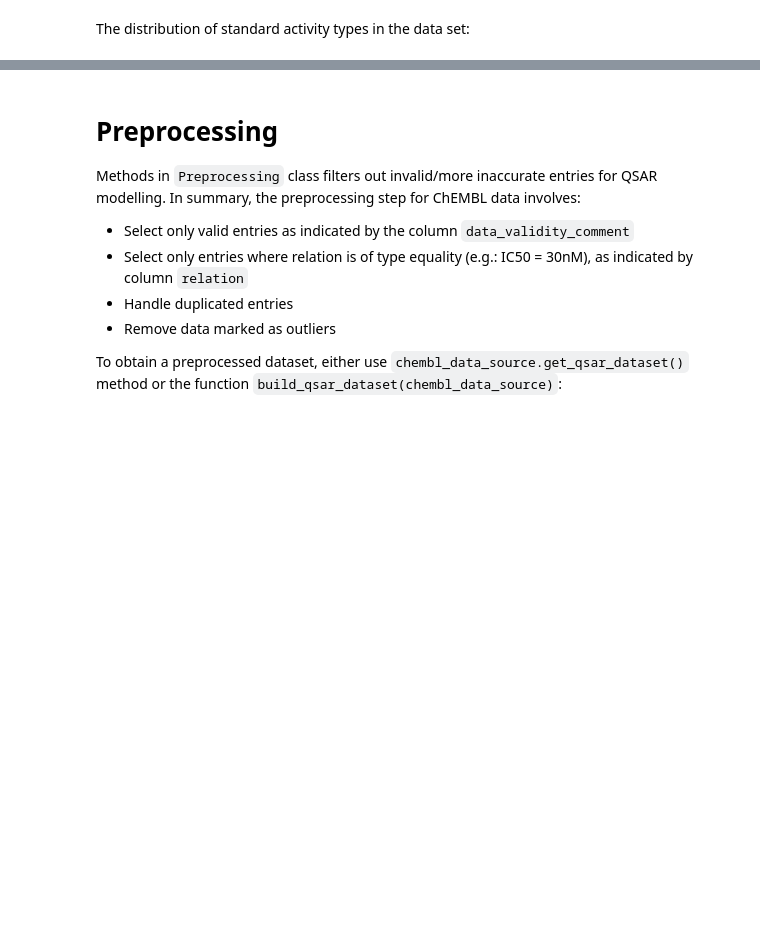
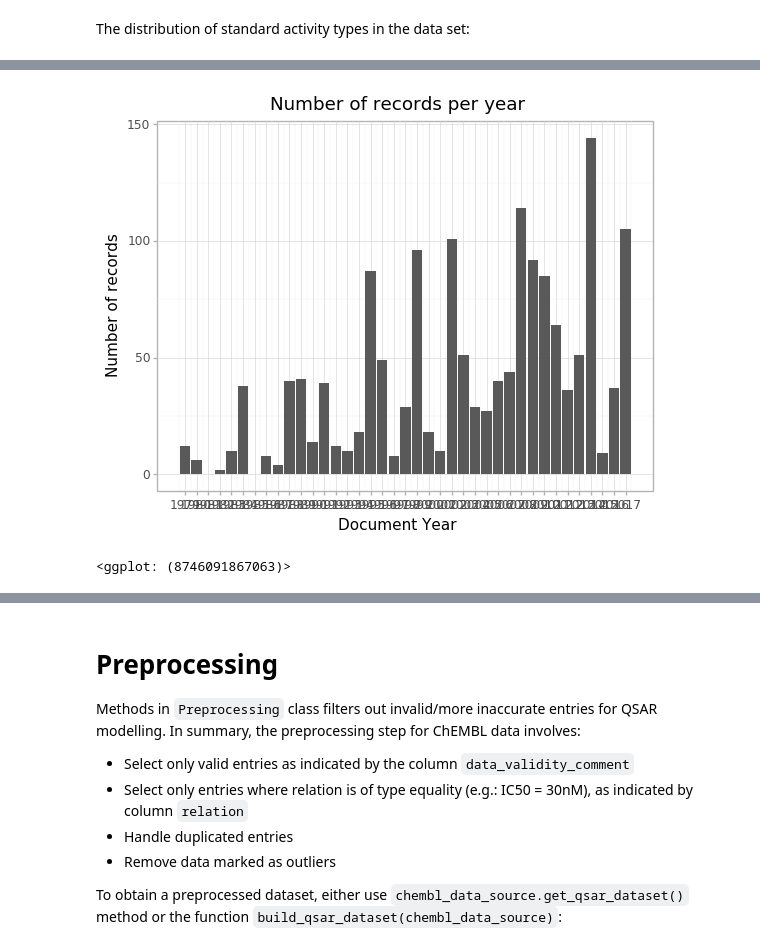
Before and after one commit to KISysBio/modSAR, a Jupyter notebook: processing/notebooks/Notebook 01 - Data Preprocessing.ipynb, the cells around one changed output, grey strips where cells are left out. Drawn from its saved outputs; the diff is of its cells as text; code cells hidden in the pictures; blank space fills up the shorter version.

```diff
--- a/processing/notebooks/Notebook 01 - Data Preprocessing.ipynb
+++ b/processing/notebooks/Notebook 01 - Data Preprocessing.ipynb
@@ -55,3 +79,15 @@ Log 1/Ki app      38
 IC50/[E]           8
 Ratio IC50         2
 Name: standard_type, dtype: int64
+# %%
+plot_df = chembl_data_source.bioactivities_df
+plot_df['document_year'] = plot_df['document_year'].astype('int')
+
+ggplot(plot_df, aes(x='document_year')) + \
+    geom_bar() + theme_light() + \
+    scale_x_continuous(breaks=range(min(plot_df['document_year']), max(plot_df['document_year']) + 1)) + \
+    xlab("Document Year") + ylab("Number of records") + \
+    ggtitle("Number of records per year")
+# %% [output]
+[figure, added]
+<ggplot: (8746091867063)>
```
Also changed, not shown: parts of 22 cells of this notebook, 10 other files.
